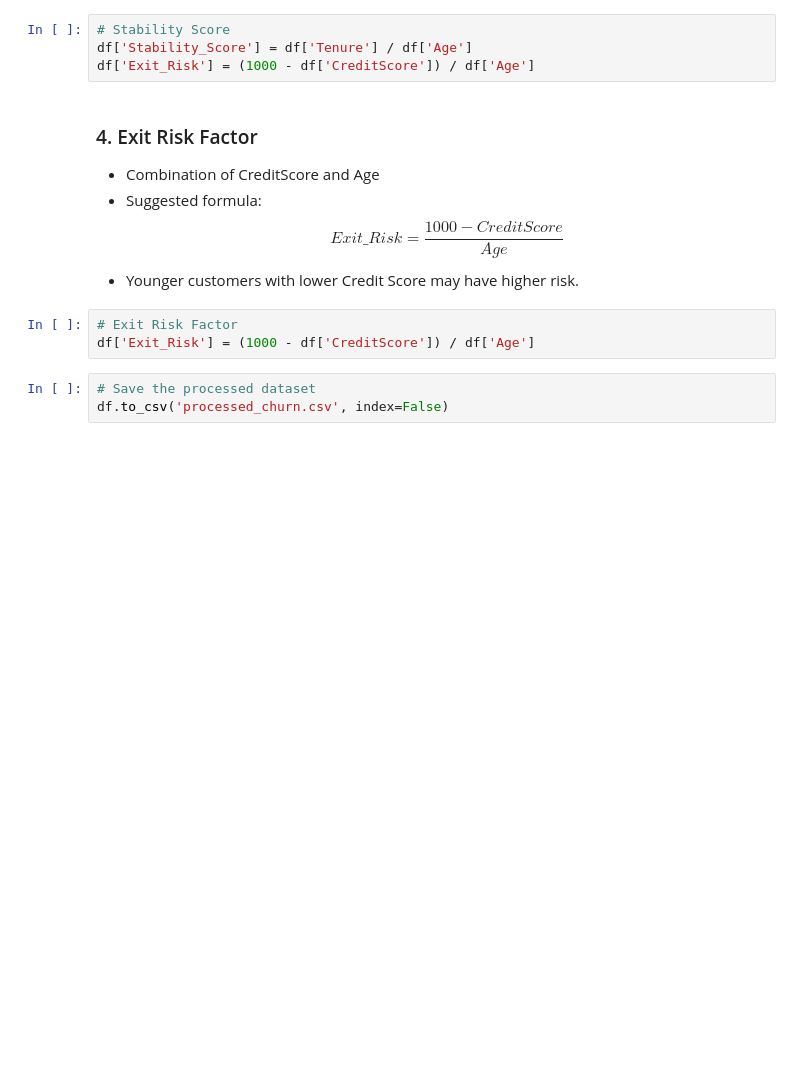
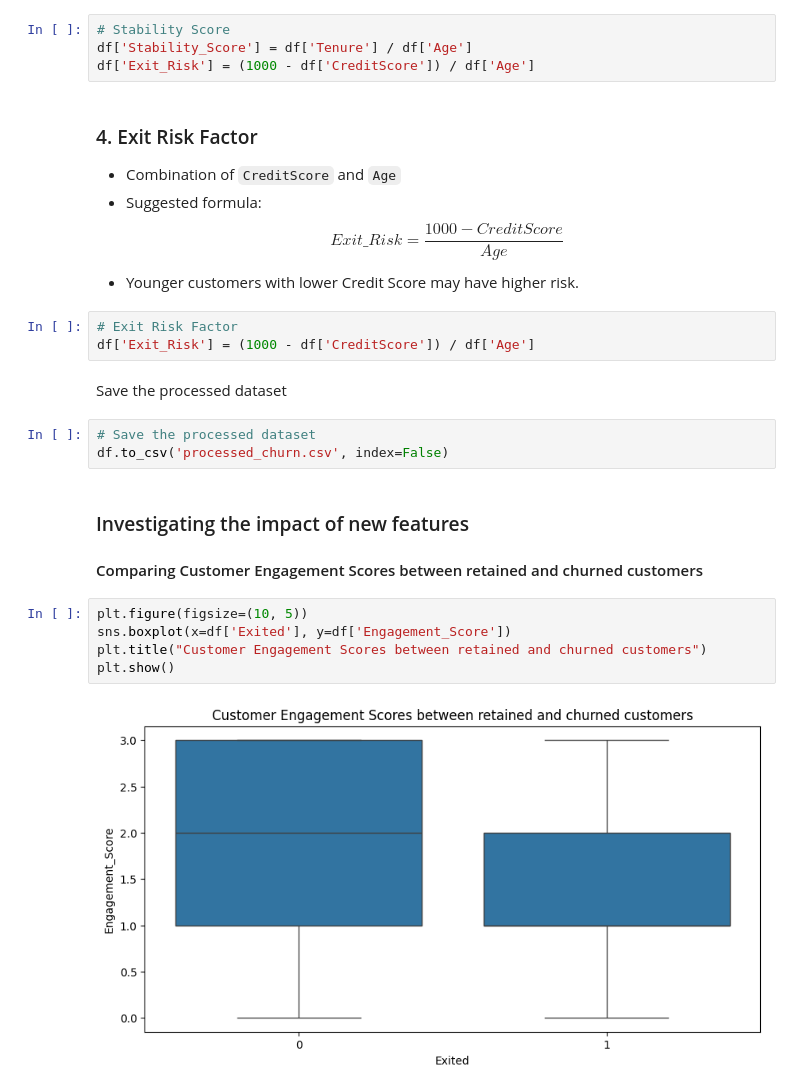
Before and after one commit to ghsaberr/customer-churn-prediction, a Jupyter notebook: customer-churn-prediction.ipynb, the cells around one changed output. Saved outputs shown, nothing was run; the diff lists cells and outputs as text; blank space fills up the shorter version.

Commit message:
Impact of new features

```diff
--- a/customer-churn-prediction.ipynb
+++ b/customer-churn-prediction.ipynb
@@ -464,13 +464,25 @@ df['Stability_Score'] = df['Tenure'] / df['Age']
 df['Exit_Risk'] = (1000 - df['CreditScore']) / df['Age']
 # %% [markdown]
 ### 4. Exit Risk Factor
-- Combination of CreditScore and Age
+- Combination of `CreditScore` and `Age`
 - Suggested formula:
 $$Exit\_Risk = \frac{1000 - {CreditScore}}{Age}$$
 - Younger customers with lower Credit Score may have higher risk.
 # %%
 # Exit Risk Factor
 df['Exit_Risk'] = (1000 - df['CreditScore']) / df['Age']
+# %% [markdown]
+Save the processed dataset
 # %%
 # Save the processed dataset
 df.to_csv('processed_churn.csv', index=False)
+# %% [markdown]
+### Investigating the impact of new features
+#### Comparing Customer Engagement Scores between retained and churned customers
+# %%
+plt.figure(figsize=(10, 5))
+sns.boxplot(x=df['Exited'], y=df['Engagement_Score'])
+plt.title("Customer Engagement Scores between retained and churned customers")
+plt.show()
+# %% [output]
+[figure, added]
```
Also changed, not shown: parts of 12 cells of this notebook.
